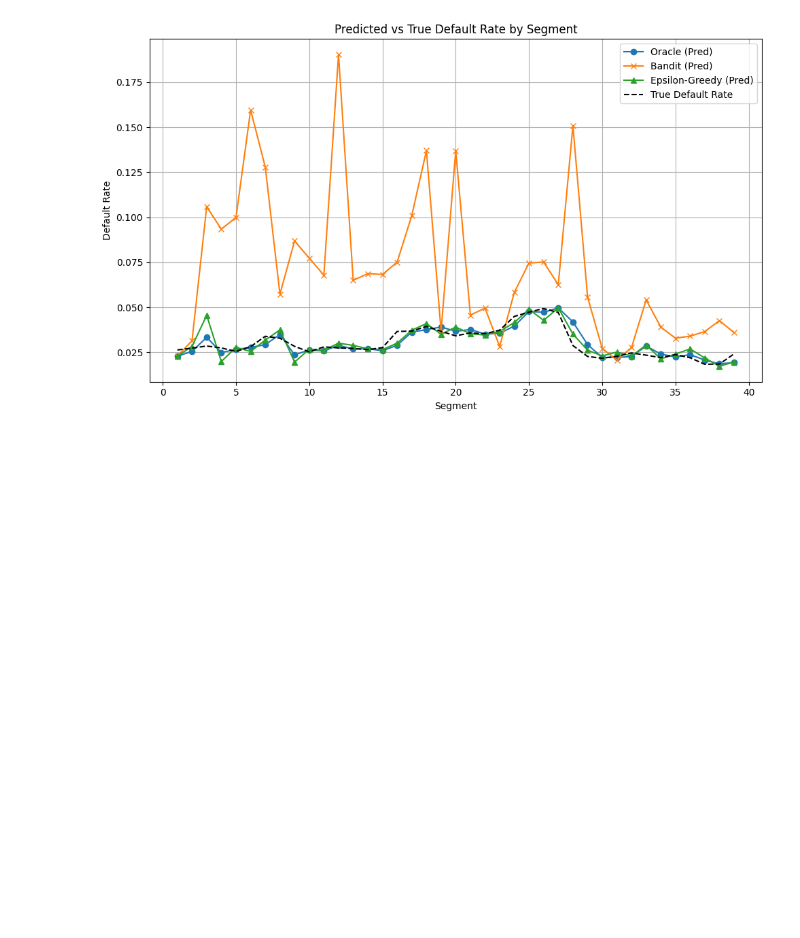
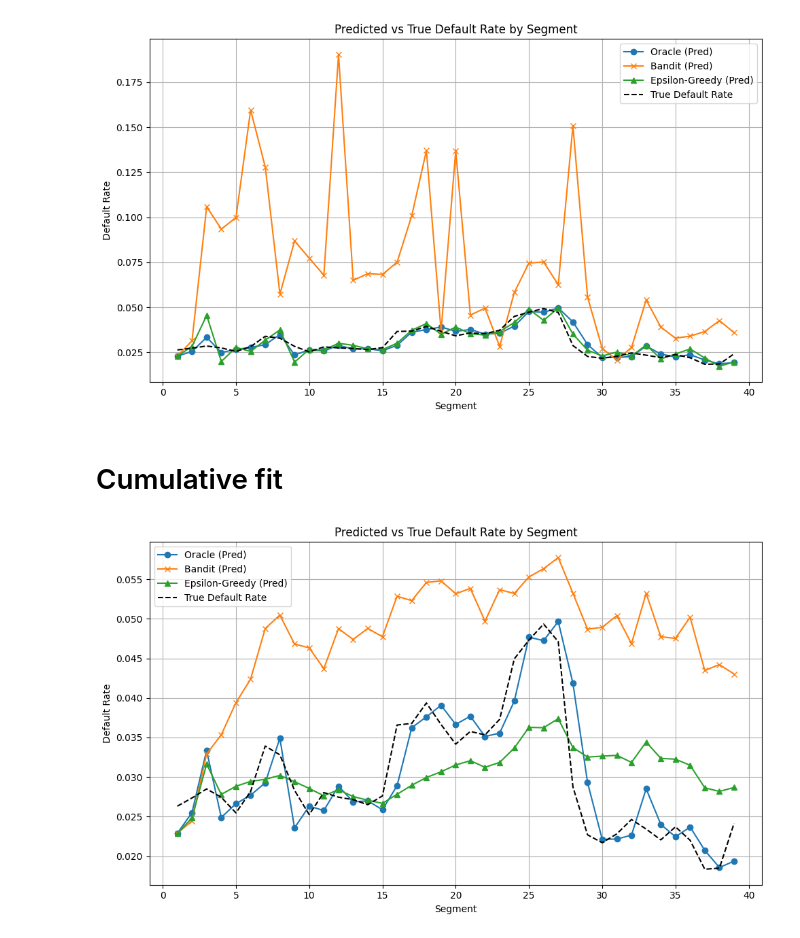
Before and after one commit to manpreetsingh227/MSc-project, a Jupyter notebook: notebooks/EDA.ipynb, the cells around one changed output. Drawn from its saved outputs; the diff is of its cells as text; code cells hidden in the pictures; blank space fills up the shorter version.

```diff
--- a/notebooks/EDA.ipynb
+++ b/notebooks/EDA.ipynb
@@ -2347,3 +2349,5 @@ plt.tight_layout()
 plt.show()
 # %% [output]
 [figure]
+# %% [markdown]
+# Cumulative fit
@@ -2349,0 +2461,25 @@ plt.show()
+# %%
+df_oracle = run_oracle_with_utility_threshold(final_segments, mode='oracle', n_previous_splits=1)
+df_bandit = run_oracle_with_utility_threshold(final_segments, mode='bandit', n_previous_splits=1)
+df_eps = run_oracle_with_utility_threshold(final_segments, mode='epsilon_greedy', epsilon=0.1)
+# %%
+import matplotlib.pyplot as plt
+
+plt.figure(figsize=(10, 6))
+
+plt.plot(df_oracle['segment_num'], df_oracle['predicted_default_rate'], label='Oracle (Pred)', marker='o')
+plt.plot(df_bandit['segment_num'], df_bandit['predicted_default_rate'], label='Bandit (Pred)', marker='x')
+plt.plot(df_eps['segment_num'], df_eps['predicted_default_rate'], label='Epsilon-Greedy (Pred)', marker='^')
+
+# All have same true default rate per segment, so just use one:
+plt.plot(df_oracle['segment_num'], df_oracle['actual_default_rate'], label='True Default Rate', linestyle='--', color='black')
+
+plt.xlabel('Segment')
+plt.ylabel('Default Rate')
+plt.title('Predicted vs True Default Rate by Segment')
+plt.legend()
+plt.grid(True)
+plt.tight_layout()
+plt.show()
+# %% [output]
+[figure, added]
```
Also changed, not shown: parts of 2 cells of this notebook.
